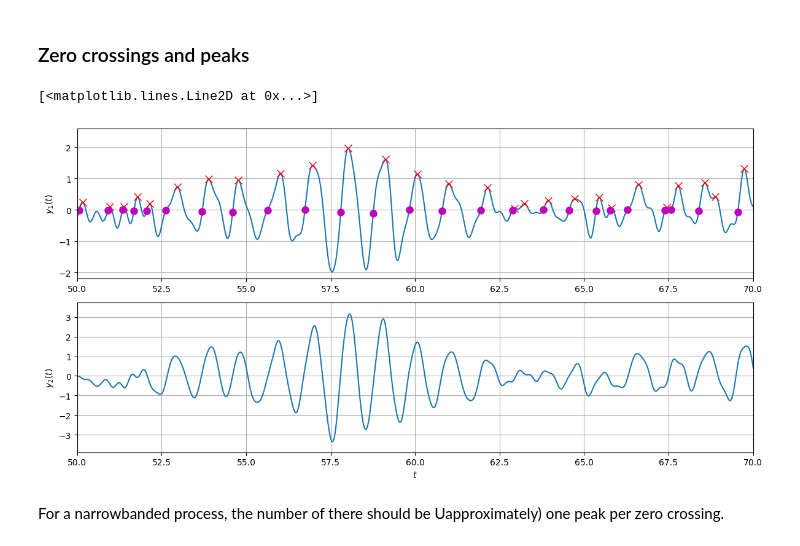
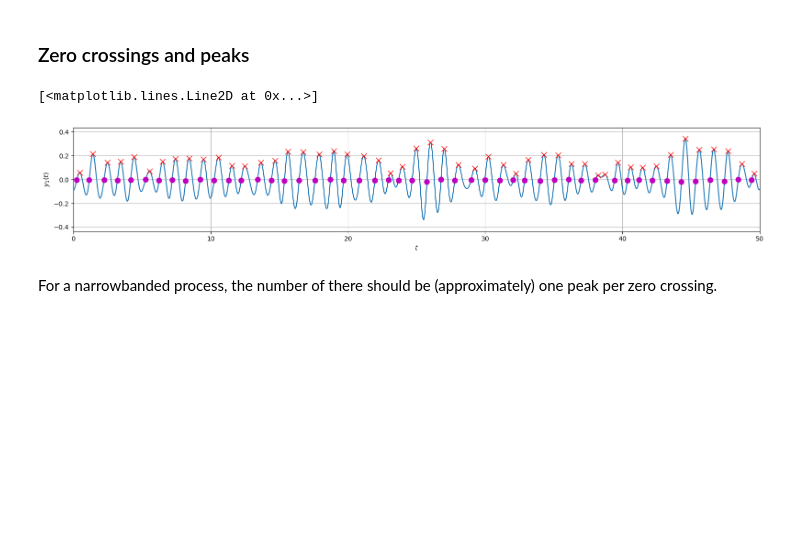
Before and after one commit to oiseth/TKT4108StructuralDynamics2, a Jupyter notebook: python/jupyterNotebooks/Example 5_1 Narrowbanded processes.ipynb, the cells around one changed output. Cells and saved outputs as stored; diff of their text form; code cells hidden in the pictures; blank space fills up the shorter version.

```diff
--- a/python/jupyterNotebooks/Example 5_1 Narrowbanded processes.ipynb
+++ b/python/jupyterNotebooks/Example 5_1 Narrowbanded processes.ipynb
@@ -111,8 +112,8 @@ Sx=np.zeros_like(omega_axis)
 Sx[(omega_axis>0) & (omega_axis<20)]=20
 
 # Wave-like spectrum
-#Sx =np.exp(-0.1*(omega_axis-6)**2)
-#Sx[0]=0
+Sx =np.exp(-0.1*(omega_axis-6)**2)
+Sx[0]=0
 
 plt.figure(figsize=(8,3))
 plt.plot(omega_axis,Sx)
@@ -193,38 +178,33 @@ plt.tight_layout()
 # %%
 from scipy.signal import find_peaks
 
 # Plot response
-fig, axs = plt.subplots(2,1,figsize=(12,6))
-
-axs[0].plot(t,y[0,:])
-axs[0].set_ylabel('$y_1(t)$')
-axs[0].grid(True)
-axs[0].set_xlim(50,70)
-
-axs[1].plot(t,y[1,:])
-axs[1].set_ylabel('$y_2(t)$')
-axs[1].set_xlabel('$t$')
-axs[1].grid(True)
-axs[1].set_xlim(50,70)
+plt.figure(figsize=(16,3))
+plt.plot(t,y)
+plt.grid()
+plt.ylabel('$y_1(t)$')
+plt.xlabel('$t$')
+plt.xlim(0,T)
+plt.xlim(0,50)
 
 plt.tight_layout()
 
 # Find peaks
-peaks=find_peaks(y[0,:], height=0)
+peaks=find_peaks(y, height=0)
 idx_peak=peaks[0]
 
-axs[0].plot(t[idx_peak], y[0,idx_peak],marker='x',color='r',linestyle='None',markersize=8)
+plt.plot(t[idx_peak], y[idx_peak],marker='x',color='r',linestyle='None',markersize=8)
 
 # Find where the signal crosses from negative to positive (zero-crossing)
-idx_zero_crossing = np.where((y[0,:-1] < 0) & (y[0,1:] > 0))[0]
+idx_zero_crossing = np.where((y[:-1] < 0) & (y[1:] > 0))[0]
 
 # Plot zero crossing
-axs[0].plot(t[idx_zero_crossing], y[0,idx_zero_crossing],marker='o',color='m',linestyle='None',markersize=8,label='Zero crossing')
+plt.plot(t[idx_zero_crossing], y[idx_zero_crossing],marker='o',color='m',linestyle='None',markersize=8,label='Zero crossing')
 # %% [output]
 [<matplotlib.lines.Line2D at 0x...>]
-[figure, old version]
+[figure, new version]
 # %% [markdown]
-For a narrowbanded process, the number of there should be Uapproximately) one peak per zero crossing.
+For a narrowbanded process, the number of there should be (approximately) one peak per zero crossing.
 # %%
 print('Number of zero crossings = ' + str( len(idx_zero_crossing)))
 print('Number of peaks = ' + str( len(idx_peak)))
```
Also changed, not shown: parts of 8 cells of this notebook, 1 other file.
